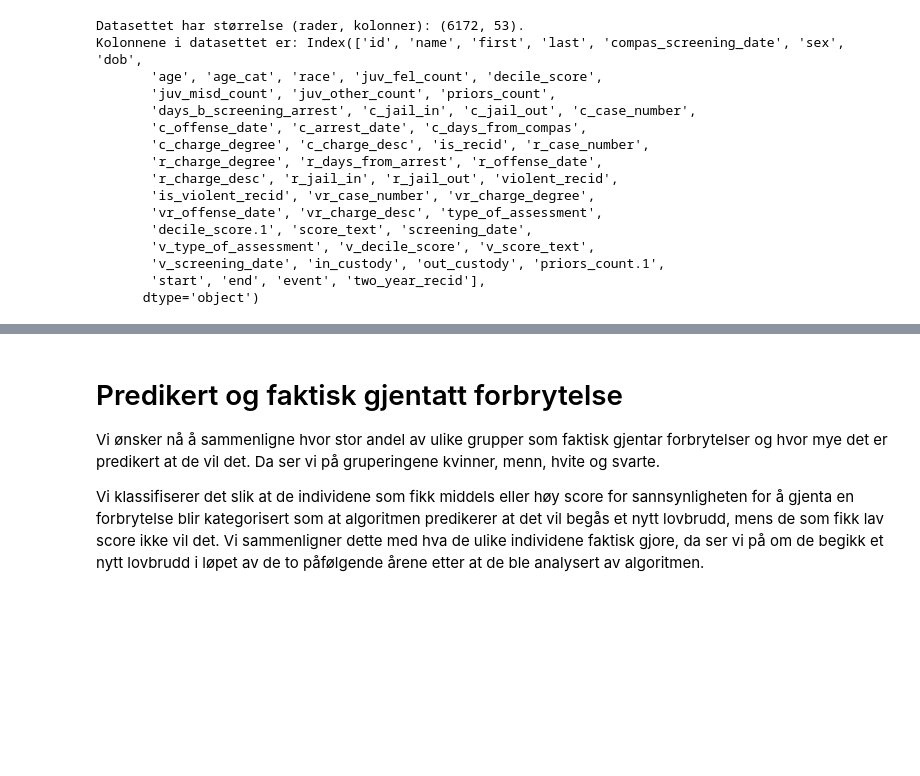
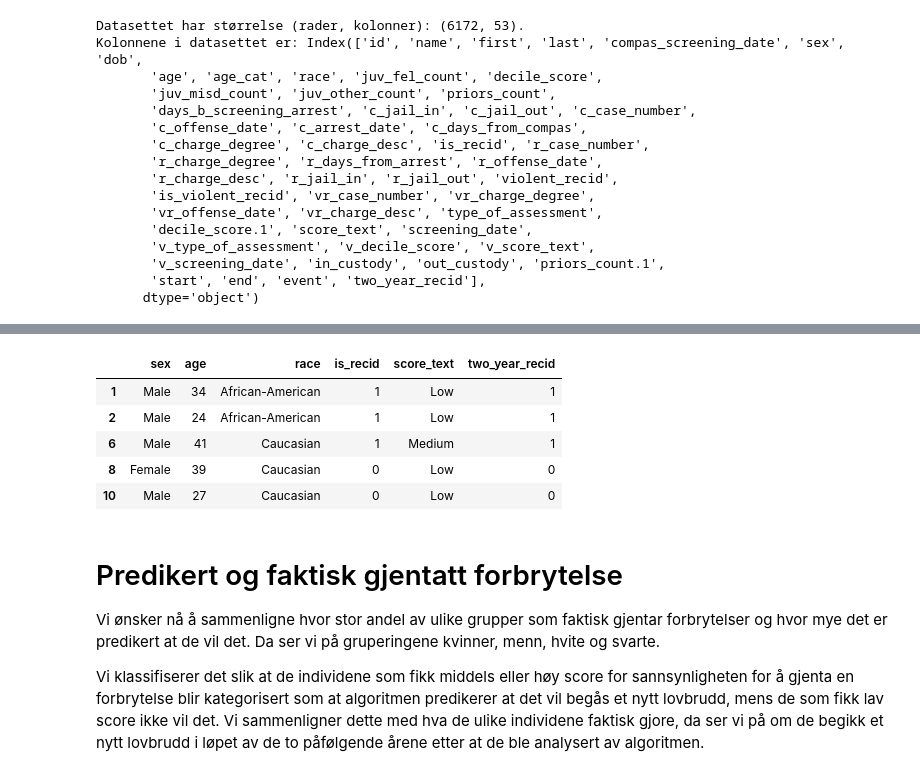
Before and after one commit to julsofpet/HON2200, a Jupyter notebook: notebooks/compas.ipynb, the cells around one changed output, grey strips where cells are left out. Cells and saved outputs as stored; diff of their text form; code cells hidden in the pictures; blank space fills up the shorter version.

```diff
--- a/notebooks/compas.ipynb
+++ b/notebooks/compas.ipynb
@@ -132,3 +117,18 @@ data.head()
+# %%
+# Velger kols som beholdes
+data = data[['sex','age','race','is_recid','score_text','two_year_recid']]
+
+# Fjerner andre raser
+data = data[data['race'].isin(['Caucasian','African-American'])]
+
+data.head()
+# %% [output]
+|  | sex | age | race | is_recid | score_text | two_year_recid |
+| 1 | Male | 34 | African-American | 1 | Low | 1 |
+| 2 | Male | 24 | African-American | 1 | Low | 1 |
+| 6 | Male | 41 | Caucasian | 1 | Medium | 1 |
+| 8 | Female | 39 | Caucasian | 0 | Low | 0 |
+| 10 | Male | 27 | Caucasian | 0 | Low | 0 |
 # %% [markdown]
 # Predikert og faktisk gjentatt forbrytelse
 
```
Also changed, not shown: parts of 14 cells of this notebook.
